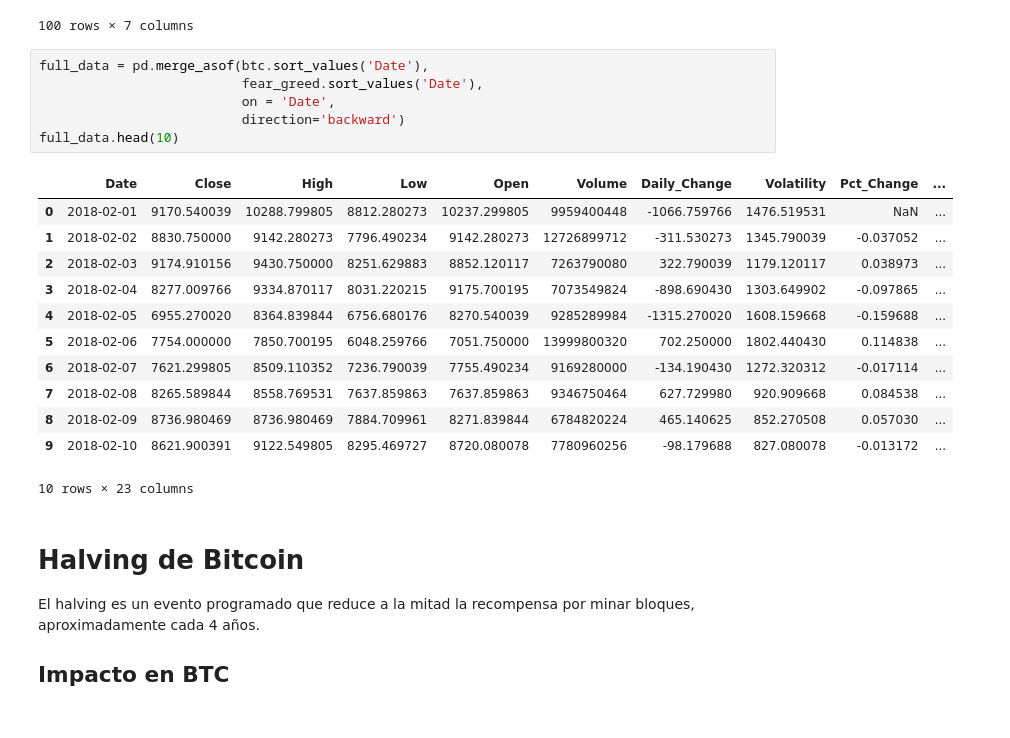
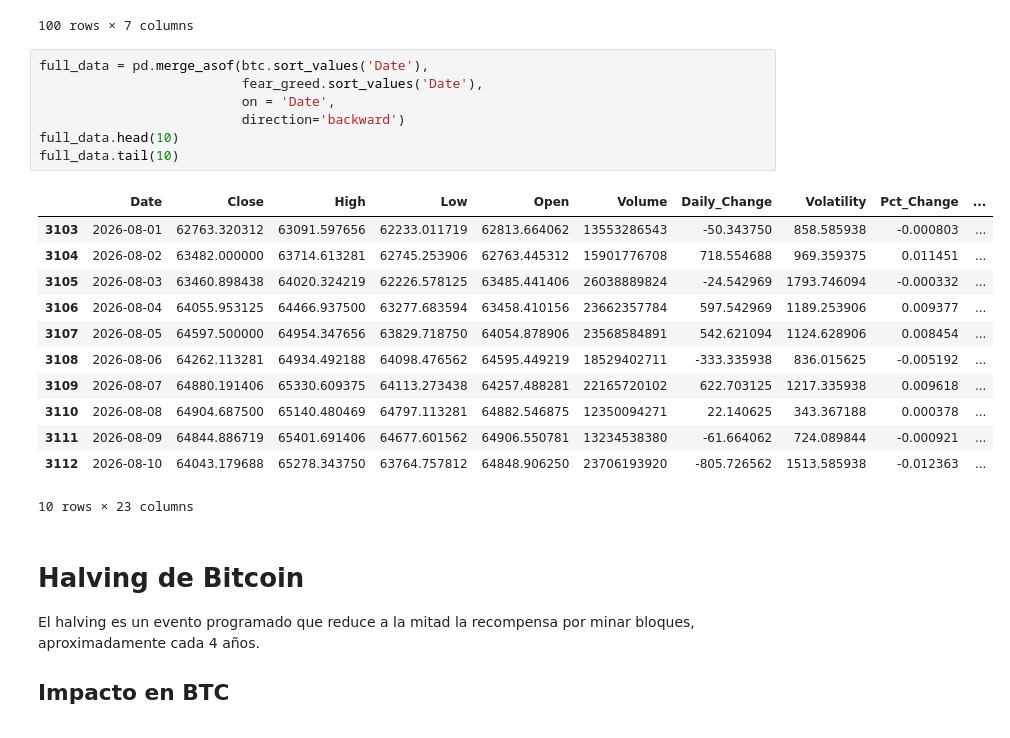
Before and after one commit to Miguelachoacho/TP-2026, a Jupyter notebook: Entrega3/AnalisisExploratorios/exploracionDatos.ipynb, the cells around one changed output. Saved outputs shown, nothing was run; the diff lists cells and outputs as text.

```diff
--- a/Entrega3/AnalisisExploratorios/exploracionDatos.ipynb
+++ b/Entrega3/AnalisisExploratorios/exploracionDatos.ipynb
@@ -147,21 +147,22 @@ fear_greed.head(100)
 # %%
 full_data = pd.merge_asof(btc.sort_values('Date'),
                           fear_greed.sort_values('Date'),
                           on = 'Date',
                           direction='backward')
 full_data.head(10)
+full_data.tail(10)
 # %% [output]
 |  | Date | Close | High | Low | Open | Volume | Daily_Change | Volatility | Pct_Change | ... |
-| 0 | 2018-02-01 | 9170.540039 | 10288.799805 | 8812.280273 | 10237.299805 | 9959400448 | -1066.759766 | 1476.519531 | NaN | ... |
-| 1 | 2018-02-02 | 8830.750000 | 9142.280273 | 7796.490234 | 9142.280273 | 12726899712 | -311.530273 | 1345.790039 | -0.037052 | ... |
-| 2 | 2018-02-03 | 9174.910156 | 9430.750000 | 8251.629883 | 8852.120117 | 7263790080 | 322.790039 | 1179.120117 | 0.038973 | ... |
-| 3 | 2018-02-04 | 8277.009766 | 9334.870117 | 8031.220215 | 9175.700195 | 7073549824 | -898.690430 | 1303.649902 | -0.097865 | ... |
-| 4 | 2018-02-05 | 6955.270020 | 8364.839844 | 6756.680176 | 8270.540039 | 9285289984 | -1315.270020 | 1608.159668 | -0.159688 | ... |
-| 5 | 2018-02-06 | 7754.000000 | 7850.700195 | 6048.259766 | 7051.750000 | 13999800320 | 702.250000 | 1802.440430 | 0.114838 | ... |
-| 6 | 2018-02-07 | 7621.299805 | 8509.110352 | 7236.790039 | 7755.490234 | 9169280000 | -134.190430 | 1272.320312 | -0.017114 | ... |
-| 7 | 2018-02-08 | 8265.589844 | 8558.769531 | 7637.859863 | 7637.859863 | 9346750464 | 627.729980 | 920.909668 | 0.084538 | ... |
-| 8 | 2018-02-09 | 8736.980469 | 8736.980469 | 7884.709961 | 8271.839844 | 6784820224 | 465.140625 | 852.270508 | 0.057030 | ... |
-| 9 | 2018-02-10 | 8621.900391 | 9122.549805 | 8295.469727 | 8720.080078 | 7780960256 | -98.179688 | 827.080078 | -0.013172 | ... |
+| 3103 | 2026-08-01 | 62763.320312 | 63091.597656 | 62233.011719 | 62813.664062 | 13553286543 | -50.343750 | 858.585938 | -0.000803 | ... |
+| 3104 | 2026-08-02 | 63482.000000 | 63714.613281 | 62745.253906 | 62763.445312 | 15901776708 | 718.554688 | 969.359375 | 0.011451 | ... |
+| 3105 | 2026-08-03 | 63460.898438 | 64020.324219 | 62226.578125 | 63485.441406 | 26038889824 | -24.542969 | 1793.746094 | -0.000332 | ... |
+| 3106 | 2026-08-04 | 64055.953125 | 64466.937500 | 63277.683594 | 63458.410156 | 23662357784 | 597.542969 | 1189.253906 | 0.009377 | ... |
+| 3107 | 2026-08-05 | 64597.500000 | 64954.347656 | 63829.718750 | 64054.878906 | 23568584891 | 542.621094 | 1124.628906 | 0.008454 | ... |
+| 3108 | 2026-08-06 | 64262.113281 | 64934.492188 | 64098.476562 | 64595.449219 | 18529402711 | -333.335938 | 836.015625 | -0.005192 | ... |
+| 3109 | 2026-08-07 | 64880.191406 | 65330.609375 | 64113.273438 | 64257.488281 | 22165720102 | 622.703125 | 1217.335938 | 0.009618 | ... |
+| 3110 | 2026-08-08 | 64904.687500 | 65140.480469 | 64797.113281 | 64882.546875 | 12350094271 | 22.140625 | 343.367188 | 0.000378 | ... |
+| 3111 | 2026-08-09 | 64844.886719 | 65401.691406 | 64677.601562 | 64906.550781 | 13234538380 | -61.664062 | 724.089844 | -0.000921 | ... |
+| 3112 | 2026-08-10 | 64043.179688 | 65278.343750 | 63764.757812 | 64848.906250 | 23706193920 | -805.726562 | 1513.585938 | -0.012363 | ... |
 10 rows × 23 columns
 # %% [markdown]
 # Halving de Bitcoin
```
Also changed, not shown: parts of 12 cells of this notebook, 7 other files.
